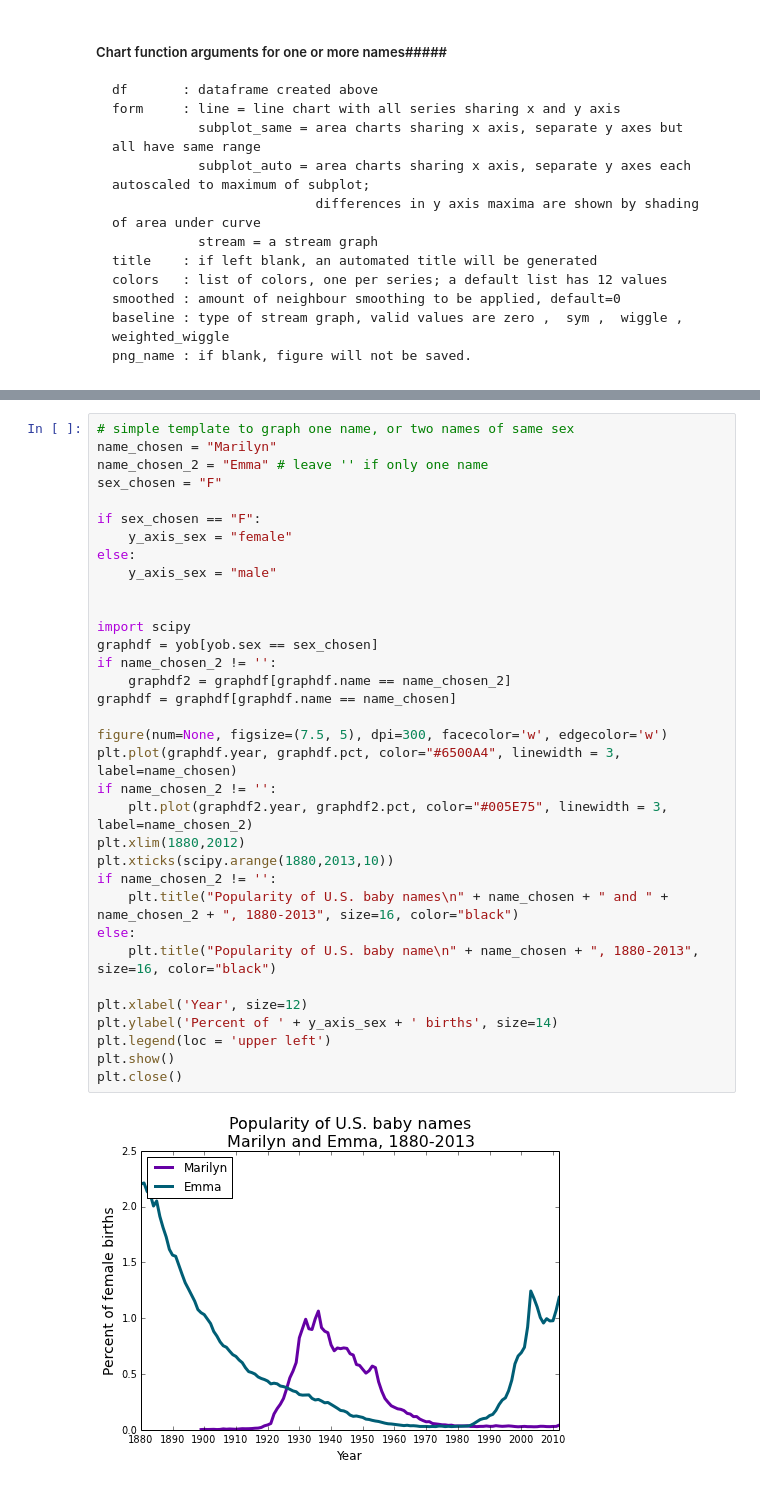
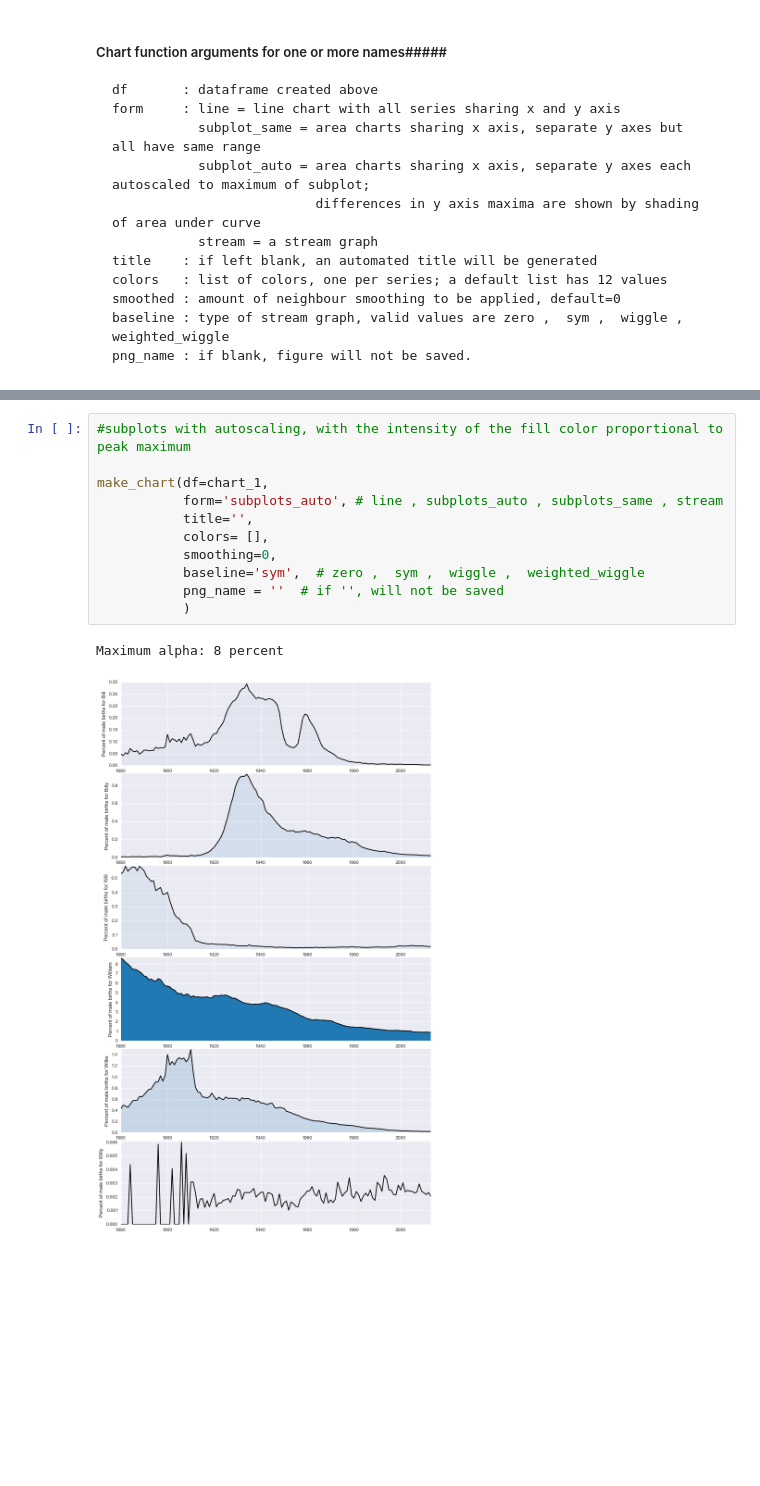
Before and after one commit to Prooffreader/Baby_names_US_IPython, a Jupyter notebook: charting.ipynb, the cells around one changed output, grey strips where cells are left out. Saved outputs shown, nothing was run; the diff lists cells and outputs as text; blank space fills up the shorter version.

```diff
--- a/charting.ipynb
+++ b/charting.ipynb
@@ -297,36 +274,14 @@ make_chart(df=chart_1,
-# %%
-# simple template to graph one name, or two names of same sex
-name_chosen = "Marilyn"
-name_chosen_2 = "Emma" # leave '' if only one name
-sex_chosen = "F"
-
-if sex_chosen == "F":
-    y_axis_sex = "female"
-else:
-    y_axis_sex = "male"
-
-
-import scipy
-graphdf = yob[yob.sex == sex_chosen]
-if name_chosen_2 != '':
-    graphdf2 = graphdf[graphdf.name == name_chosen_2]
-graphdf = graphdf[graphdf.name == name_chosen]
-
-figure(num=None, figsize=(7.5, 5), dpi=300, facecolor='w', edgecolor='w')
-plt.plot(graphdf.year, graphdf.pct, color="#6500A4", linewidth = 3, label=name_chosen)
-if name_chosen_2 != '':
-    plt.plot(graphdf2.year, graphdf2.pct, color="#005E75", linewidth = 3, label=name_chosen_2)
-plt.xlim(1880,2012)
-plt.xticks(scipy.arange(1880,2013,10))
-if name_chosen_2 != '':
-    plt.title("Popularity of U.S. baby names\n" + name_chosen + " and " + name_chosen_2 + ", 1880-2013", size=16, color="black")
-else:
-    plt.title("Popularity of U.S. baby name\n" + name_chosen + ", 1880-2013", size=16, color="black")
-
-plt.xlabel('Year', size=12)
-plt.ylabel('Percent of ' + y_axis_sex + ' births', size=14)
-plt.legend(loc = 'upper left')
-plt.show()
-plt.close()
-# %% [output]
-[figure, removed]
+# %%
+#subplots with autoscaling, with the intensity of the fill color proportional to peak maximum
+
+make_chart(df=chart_1,
+           form='subplots_auto', # line , subplots_auto , subplots_same , stream
+           title='',
+           colors= [],
+           smoothing=0,
+           baseline='sym',  # zero ,  sym ,  wiggle ,  weighted_wiggle
+           png_name = ''  # if '', will not be saved
+           )
+# %% [output]
+Maximum alpha: 8 percent
+[figure, added]
```
Also changed, not shown: parts of 20 cells of this notebook, 1 other file.
